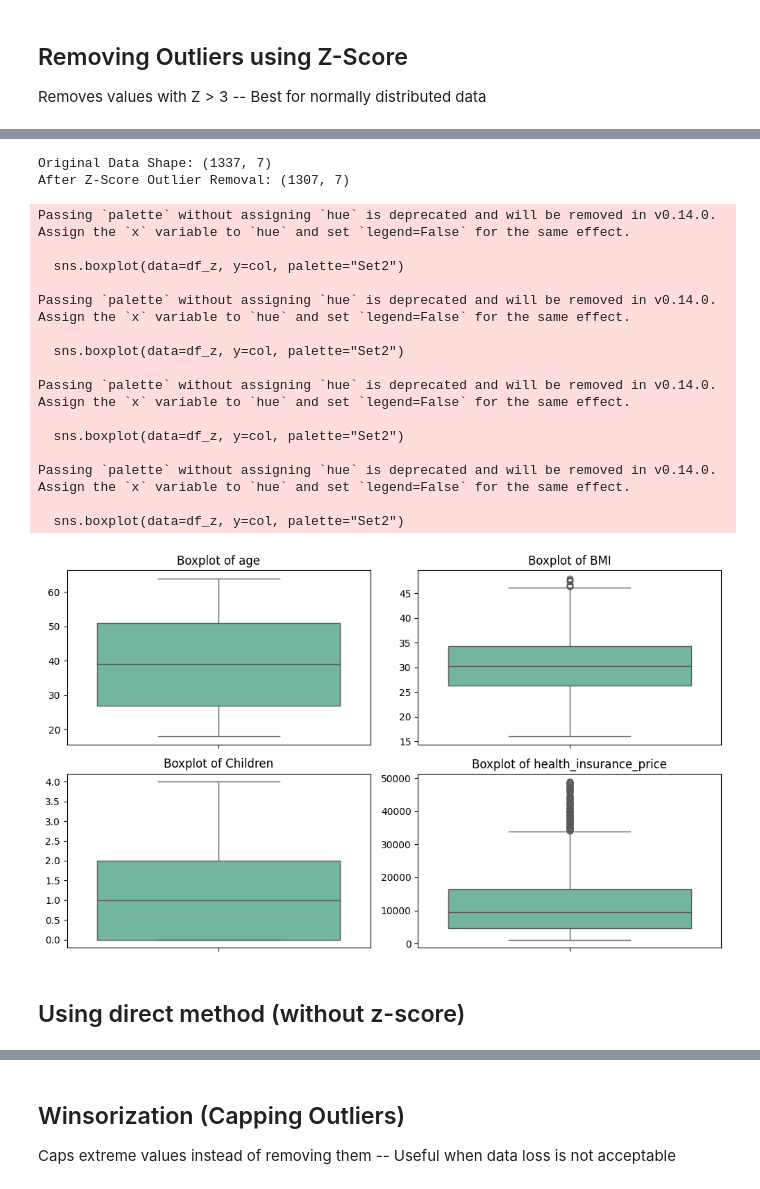
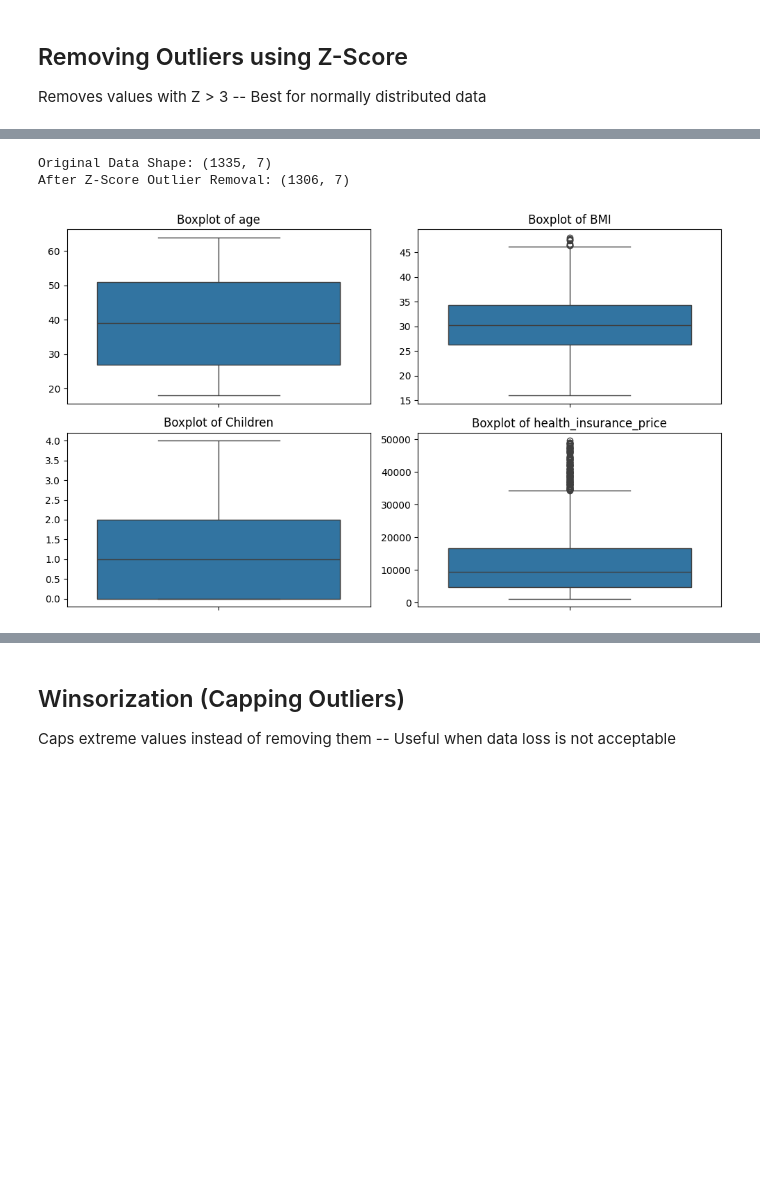
Before and after one commit to paradkarpravin15/Predicting_Health_Insurance_Price, a Jupyter notebook: Predicting_Health_Insurance_Price.ipynb, the cells around one changed output, grey strips where cells are left out. Drawn from its saved outputs; the diff is of its cells as text; code cells hidden in the pictures; blank space fills up the shorter version.

```diff
--- a/Predicting_Health_Insurance_Price.ipynb
+++ b/Predicting_Health_Insurance_Price.ipynb
@@ -524,5 +525,5 @@ lower_bound, upper_bound
 outliers_mask = (numeric_df < lower_bound) | (numeric_df > upper_bound)
 # %%
 # Filter out outliers
-df_cleaned = df[~outliers_mask.any(axis=1)]
+df_cleaned = df_median[~outliers_mask.any(axis=1)]
 # %%
@@ -538,7 +539,7 @@ numerical_features = ['age','BMI','Children','health_insurance_price']
 plt.figure(figsize=(10,6))
 for i, col in enumerate(numerical_features, 1):
   plt.subplot(2,2,i)
-  sns.boxplot(data=df_cleaned, y=col, palette="Set2")
+  sns.boxplot(data=df_cleaned, y=col)
   plt.title(f"Boxplot of {col}")
   plt.ylabel("")
 plt.tight_layout()
@@ -569,7 +554,7 @@ Removes values with Z > 3 -- Best for normally distributed data
 from scipy.stats import zscore
 # %%
 # Compute Z-Scores for numerical columns
-z_scores = np.abs(zscore(df.select_dtypes(include=[np.number])))
+z_scores = np.abs(zscore(df_median.select_dtypes(include=[np.number])))
 # %%
 print(z_scores)
 # %% [output]
@@ -583,40 +568,23 @@ print(z_scores)
 # %%
 # Keep only data points where Z-score is within ±3
-df_z = df[(z_scores < 3).all(axis=1)]
+df_z = df_median[(z_scores < 3).all(axis=1)]
 # %%
-print("Original Data Shape:",df.shape)
+print("Original Data Shape:",df_median.shape)
 print("After Z-Score Outlier Removal:",df_z.shape)
 # %% [output]
-Original Data Shape: (1337, 7)
-After Z-Score Outlier Removal: (1307, 7)
+Original Data Shape: (1335, 7)
+After Z-Score Outlier Removal: (1306, 7)
 # %%
 # Boxplot check for removed outliers using Z-Score
 numerical_features = ['age','BMI','Children','health_insurance_price']
 
 plt.figure(figsize=(10,6))
 for i, col in enumerate(numerical_features, 1):
   plt.subplot(2,2,i)
-  sns.boxplot(data=df_z, y=col, palette="Set2")
+  sns.boxplot(data=df_z, y=col)
   plt.title(f"Boxplot of {col}")
   plt.ylabel("")
 plt.tight_layout()
 plt.show()
 # %% [output]
-Passing `palette` without assigning `hue` is deprecated and will be removed in v0.14.0. Assign the `x` variable to `hue` and set `legend=False` for the same effect.
-
-  sns.boxplot(data=df_z, y=col, palette="Set2")
-
-Passing `palette` without assigning `hue` is deprecated and will be removed in v0.14.0. Assign the `x` variable to `hue` and set `legend=False` for the same effect.
-
-  sns.boxplot(data=df_z, y=col, palette="Set2")
-
-Passing `palette` without assigning `hue` is deprecated and will be removed in v0.14.0. Assign the `x` variable to `hue` and set `legend=False` for the same effect.
-
-  sns.boxplot(data=df_z, y=col, palette="Set2")
-
-Passing `palette` without assigning `hue` is deprecated and will be removed in v0.14.0. Assign the `x` variable to `hue` and set `legend=False` for the same effect.
-
-  sns.boxplot(data=df_z, y=col, palette="Set2")
-[figure, old version]
+[figure, new version]
-# %% [markdown]
-## Using direct method (without z-score)
```
Also changed, not shown: parts of 95 cells of this notebook.
